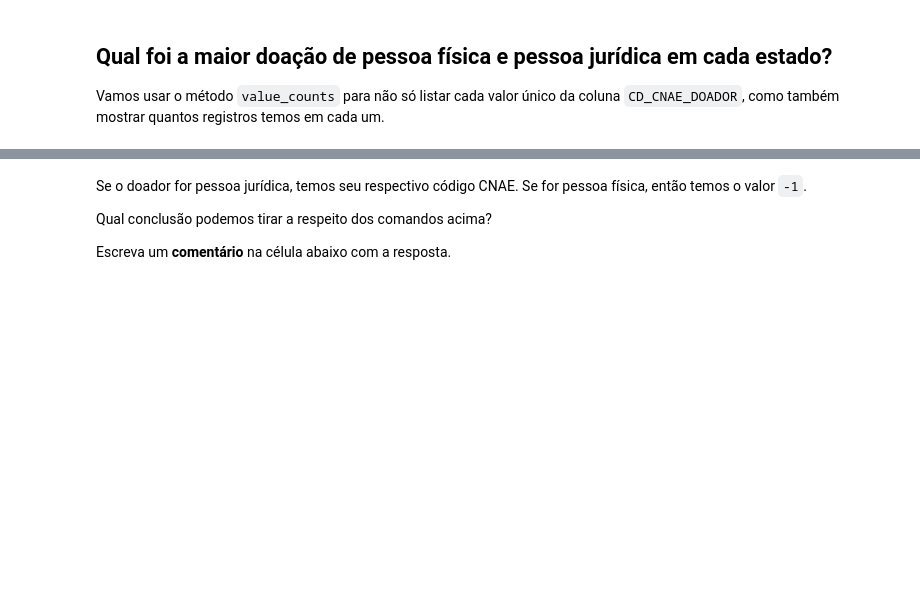
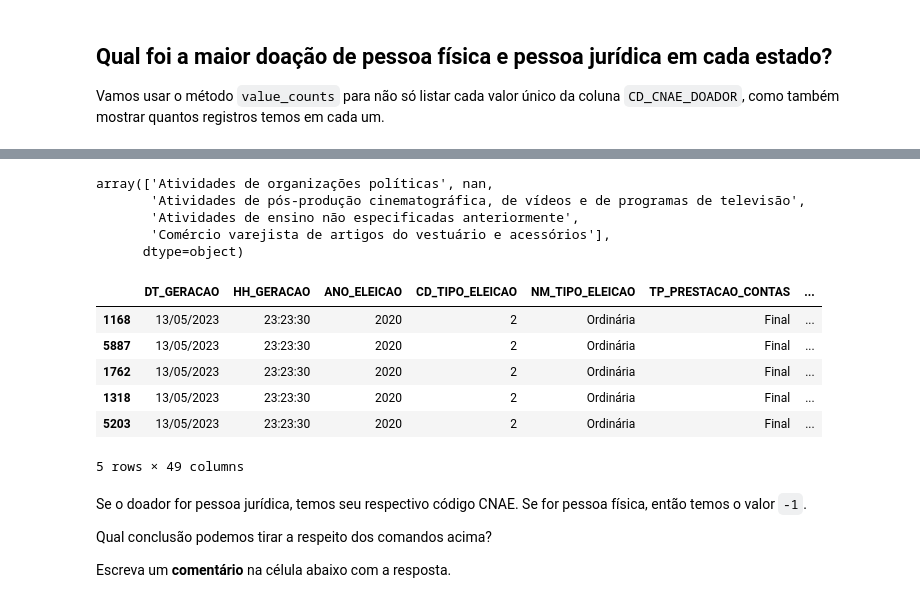
Before and after one commit to GMorettiJr/python-inovacao-civica, a Jupyter notebook: semana_2/desafio/desafio.ipynb, the cells around one changed output, grey strips where cells are left out. Saved outputs shown, nothing was run; the diff lists cells and outputs as text; code cells hidden in the pictures; blank space fills up the shorter version.

```diff
--- a/semana_2/desafio/desafio.ipynb
+++ b/semana_2/desafio/desafio.ipynb
@@ -100,0 +105,10 @@ df_final['CD_CNAE_DOADOR'].value_counts(normalize=True)
+# %%
+df_final['DS_CNAE_DOADOR'].unique()
+# %% [output]
+array(['Atividades de organizações políticas', nan,
+       'Atividades de pós-produção cinematográfica, de vídeos e de programas de televisão',
+       'Atividades de ensino não especificadas anteriormente',
+       'Comércio varejista de artigos do vestuário e acessórios'],
+      dtype=object)
+# %%
+df_final['TIPO_DOADOR'] = df_final.loc[:, 'CD_CNAE_DOADOR']
@@ -101,3 +117,13 @@ df_final['CD_CNAE_DOADOR'].value_counts(normalize=True)
+# %%
+df_final.sample(5)
+# %% [output]
+|  | DT_GERACAO | HH_GERACAO | ANO_ELEICAO | CD_TIPO_ELEICAO | NM_TIPO_ELEICAO | TP_PRESTACAO_CONTAS | ... |
+| 1168 | 13/05/2023 | 23:23:30 | 2020 | 2 | Ordinária | Final | ... |
+| 5887 | 13/05/2023 | 23:23:30 | 2020 | 2 | Ordinária | Final | ... |
+| 1762 | 13/05/2023 | 23:23:30 | 2020 | 2 | Ordinária | Final | ... |
+| 1318 | 13/05/2023 | 23:23:30 | 2020 | 2 | Ordinária | Final | ... |
+| 5203 | 13/05/2023 | 23:23:30 | 2020 | 2 | Ordinária | Final | ... |
+5 rows × 49 columns
 # %% [markdown]
 Se o doador for pessoa jurídica, temos seu respectivo código CNAE. Se for pessoa física, então temos o valor `-1`.
 
```
Also changed, not shown: parts of 25 cells of this notebook.
